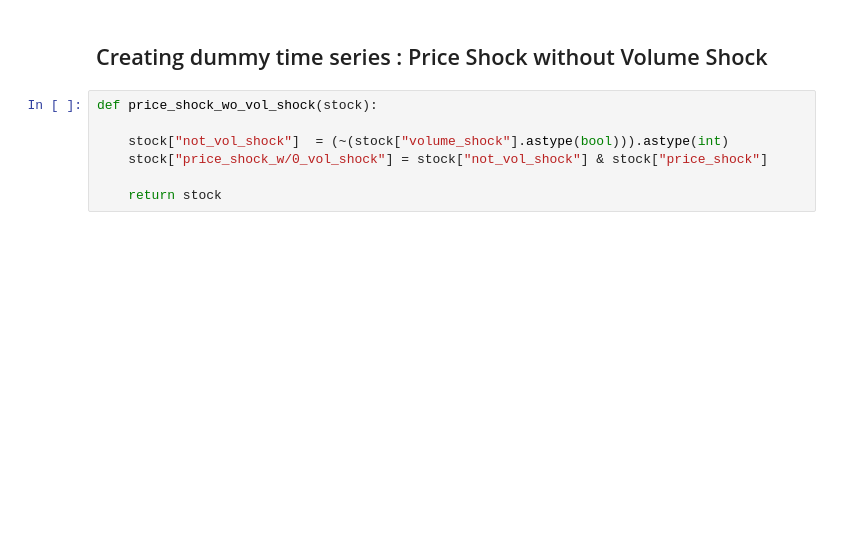
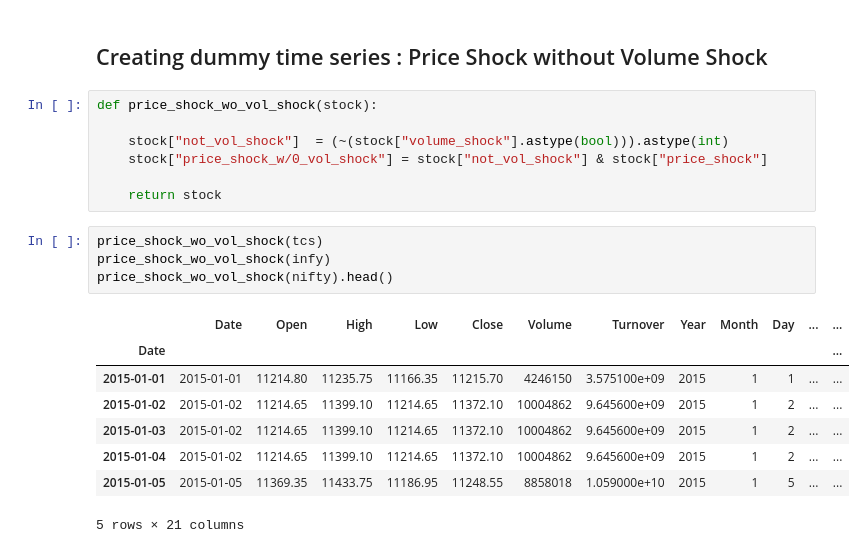
Before and after one commit to keshavvinayak01/Time-Series-Forecasting, a Jupyter notebook: Task_1_and_2.ipynb, the cells around one changed output. Saved outputs shown, nothing was run; the diff lists cells and outputs as text; blank space fills up the shorter version.

```diff
--- a/Task_1_and_2.ipynb
+++ b/Task_1_and_2.ipynb
@@ -386,3 +386,16 @@ def price_shock_wo_vol_shock(stock):
     stock["price_shock_w/0_vol_shock"] = stock["not_vol_shock"] & stock["price_shock"]
 
     return stock
+# %%
+price_shock_wo_vol_shock(tcs)
+price_shock_wo_vol_shock(infy)
+price_shock_wo_vol_shock(nifty).head()
+# %% [output]
+|  | Date | Open | High | Low | Close | Volume | Turnover | Year | Month | Day | ... | ... |
+| Date |  |  |  |  |  |  |  |  |  |  |  | ... |
+| 2015-01-01 | 2015-01-01 | 11214.80 | 11235.75 | 11166.35 | 11215.70 | 4246150 | 3.575100e+09 | 2015 | 1 | 1 | ... | ... |
+| 2015-01-02 | 2015-01-02 | 11214.65 | 11399.10 | 11214.65 | 11372.10 | 10004862 | 9.645600e+09 | 2015 | 1 | 2 | ... | ... |
+| 2015-01-03 | 2015-01-02 | 11214.65 | 11399.10 | 11214.65 | 11372.10 | 10004862 | 9.645600e+09 | 2015 | 1 | 2 | ... | ... |
+| 2015-01-04 | 2015-01-02 | 11214.65 | 11399.10 | 11214.65 | 11372.10 | 10004862 | 9.645600e+09 | 2015 | 1 | 2 | ... | ... |
+| 2015-01-05 | 2015-01-05 | 11369.35 | 11433.75 | 11186.95 | 11248.55 | 8858018 | 1.059000e+10 | 2015 | 1 | 5 | ... | ... |
+5 rows × 21 columns
```
Also changed, not shown: parts of 1 cell of this notebook.
